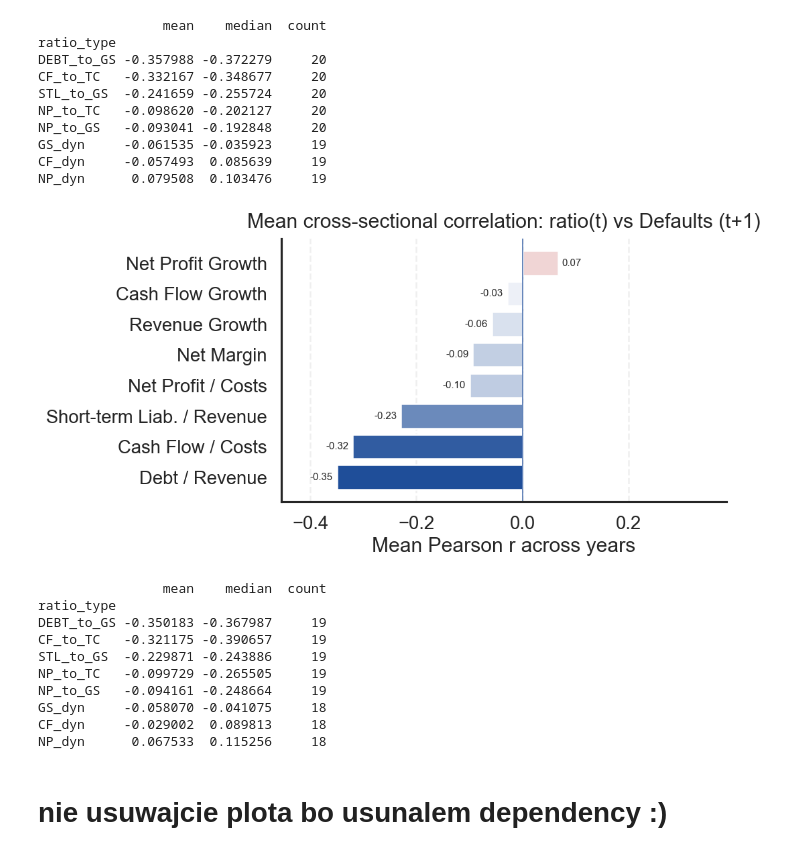
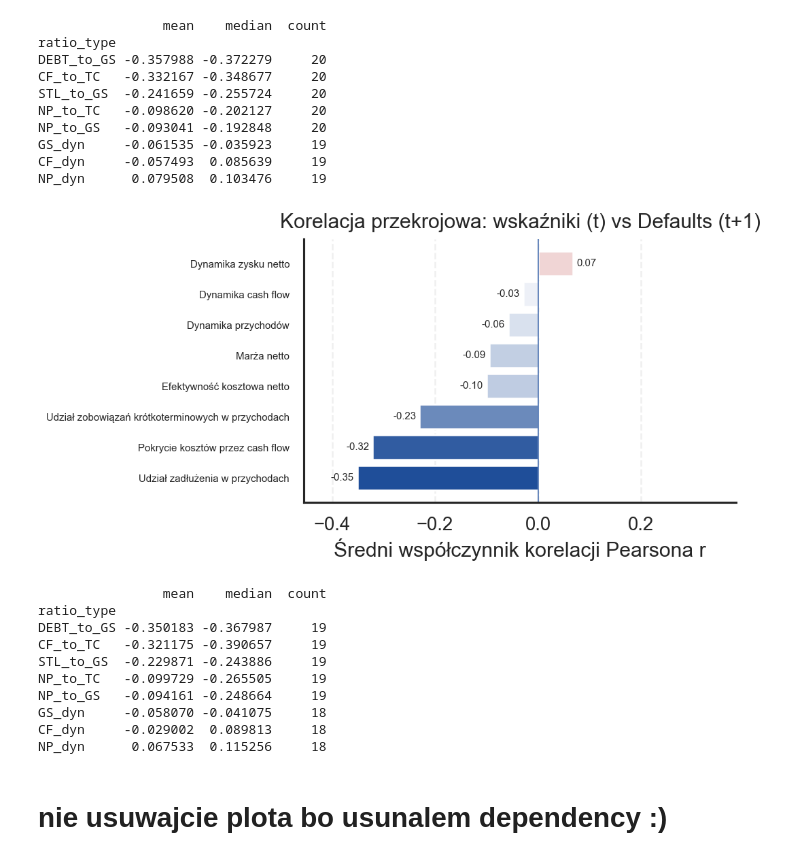
Before and after one commit to Radzi000/Hacknation2025, a Jupyter notebook: szajs_dla_korelackji_z_defaultami.ipynb, the cells around one changed output. Cells and saved outputs as stored; diff of their text form; code cells hidden in the pictures.

```diff
--- a/szajs_dla_korelackji_z_defaultami.ipynb
+++ b/szajs_dla_korelackji_z_defaultami.ipynb
@@ -226,7 +268,7 @@ cs_t1 = (
            .reset_index()
 )
 
-# Summary you asked to restore:
+# Summary:
 cs_t1_summary = (
     cs_t1.groupby("ratio_type")["cs_corr_t1"]
          .agg(mean="mean", median="median", count="count")
@@ -234,21 +276,21 @@ cs_t1_summary = (
 )
 
 # ----------------------------
-# 6) Pretty names for plotting
+# 6) Polish names for plotting
 # ----------------------------
-pretty = {
-    "DEBT_to_GS": "Debt / Revenue",
-    "CF_to_TC": "Cash Flow / Costs",
-    "STL_to_GS": "Short-term Liab. / Revenue",
-    "NP_to_TC": "Net Profit / Costs",
-    "NP_to_GS": "Net Margin",
-    "GS_dyn": "Revenue Growth",
-    "CF_dyn": "Cash Flow Growth",
-    "NP_dyn": "Net Profit Growth",
+pretty_pl = {
+    "DEBT_to_GS": "Udział zadłużenia w przychodach",
+    "CF_to_TC": "Pokrycie kosztów przez cash flow",
+    "STL_to_GS": "Udział zobowiązań krótkoterminowych w przychodach",
+    "NP_to_TC": "Efektywność kosztowa netto",
+    "NP_to_GS": "Marża netto",
+    "GS_dyn": "Dynamika przychodów",
+    "CF_dyn": "Dynamika cash flow",
+    "NP_dyn": "Dynamika zysku netto",
 }
 
 vals = cs_t1_summary["mean"].sort_values()
-vals_plot = vals.rename(index=lambda x: pretty.get(x, x))
+vals_plot = vals.rename(index=lambda x: pretty_pl.get(x, x))
 
 # ----------------------------
 # 7) Blue -> white -> red gradient for bars
@@ -273,37 +315,42 @@ ax.axvline(0, linewidth=1)
 ax.xaxis.grid(True, linestyle="--", alpha=0.3)
 ax.set_axisbelow(True)
 
-ax.set_title("Mean cross-sectional correlation: ratio(t) vs Defaults (t+1)", pad=10)
-ax.set_xlabel("Mean Pearson r across years")
+ax.set_title("Korelacja przekrojowa: wskaźniki (t) vs Defaults (t+1)", pad=10)
+ax.set_xlabel("Średni współczynnik korelacji Pearsona r")
 ax.set_ylabel("")
 
 ax.set_xlim(-1.3 * mx, 1.1 * mx)
 
 # Value labels
 for b in bars:
     w = b.get_width()
     ax.text(
         w + (0.02 * mx if w >= 0 else -0.02 * mx),
         b.get_y() + b.get_height() / 2,
         f"{w:.2f}",
         va="center",
         ha="left" if w >= 0 else "right",
         fontsize=9
     )
 
 ax.spines["top"].set_visible(False)
 ax.spines["right"].set_visible(False)
+bars = ax.barh(vals_plot.index, vals_plot.values, color=colors)
+
+ax.tick_params(axis="y", labelsize=9)
+
+# ...reszta bez zmian
 
 plt.tight_layout()
 plt.savefig("mean_cs_corr_ratio_vs_EN_t1_h.png", dpi=300, bbox_inches="tight", facecolor="white")
 plt.show()
 
 # ----------------------------
 # 9) (Optional) quick check output
 # ----------------------------
 print(cs_t1_summary)
 # %% [output]
-[figure, old version]
+[figure, new version]
                 mean    median  count
 ratio_type
 DEBT_to_GS -0.350183 -0.367987     19
```
Also changed, not shown: parts of 1 cell of this notebook, 2 other files.
